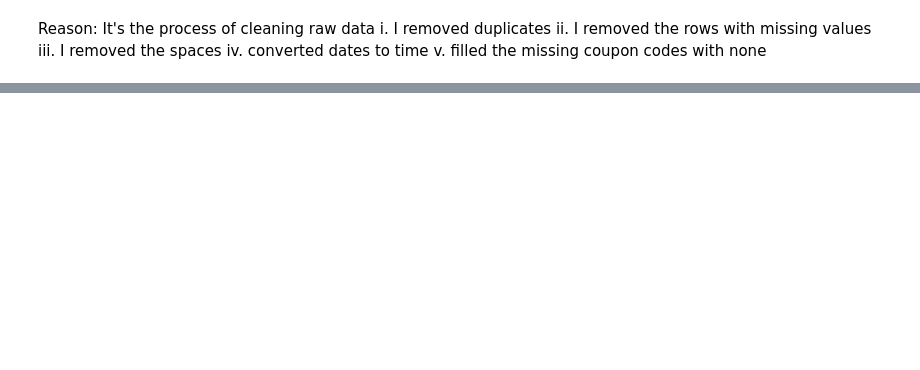
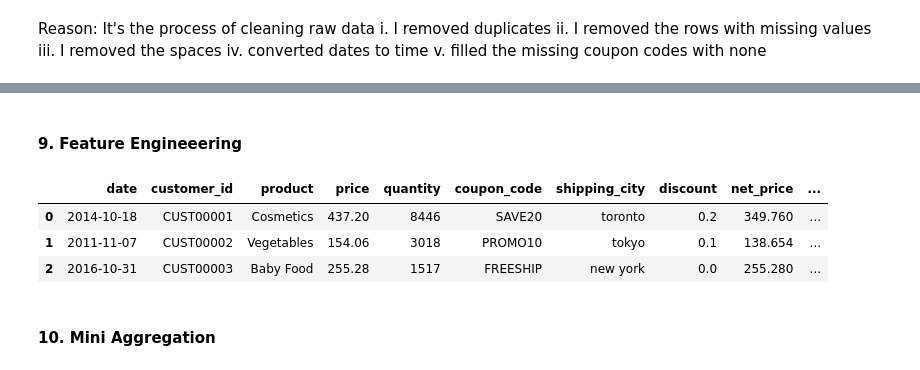
Before and after one commit to Albrightmaduka9053136/Lab_assignment, a Jupyter notebook: albright_maduka_lab2_ data_collection_and_pre_processing.ipynb, the cells around one changed output, grey strips where cells are left out. Cells and saved outputs as stored; diff of their text form; code cells hidden in the pictures; blank space fills up the shorter version.

```diff
--- a/albright_maduka_lab2_ data_collection_and_pre_processing.ipynb
+++ b/albright_maduka_lab2_ data_collection_and_pre_processing.ipynb
@@ -170,0 +296,23 @@ NameError: name 'df' is not defined
+# %% [markdown]
+#### 9. Feature Engineeering
+# %%
+# Date features
+data["order_year"]  = data["date"].dt.year
+data["order_month"] = data["date"].dt.month
+
+# Binary engineered feature: high discount flag (1 if discount >= 10%, else 0)
+# Priority/region flags (since original file had Region/Order Priority; here we simulate similar flags)
+
+data["is_high_discount"] = (data["discount"] >= 0.10).astype(int) #astype(int) converts the boolean values (True/False) to integers (1/0)
+
+# To display the first letter of the product
+data["product_initial"] = data["product"].apply(lambda x: x[0] if isinstance(x, str) and len(x)>0 else "")
+
+data.head(3)
+# %% [output]
+|  | date | customer_id | product | price | quantity | coupon_code | shipping_city | discount | net_price | ... |
+| 0 | 2014-10-18 | CUST00001 | Cosmetics | 437.20 | 8446 | SAVE20 | toronto | 0.2 | 349.760 | ... |
+| 1 | 2011-11-07 | CUST00002 | Vegetables | 154.06 | 3018 | PROMO10 | tokyo | 0.1 | 138.654 | ... |
+| 2 | 2016-10-31 | CUST00003 | Baby Food | 255.28 | 1517 | FREESHIP | new york | 0.0 | 255.280 | ... |
+# %% [markdown]
+#### 10. Mini Aggregation
```
Also changed, not shown: parts of 35 cells of this notebook, 3 other files.
